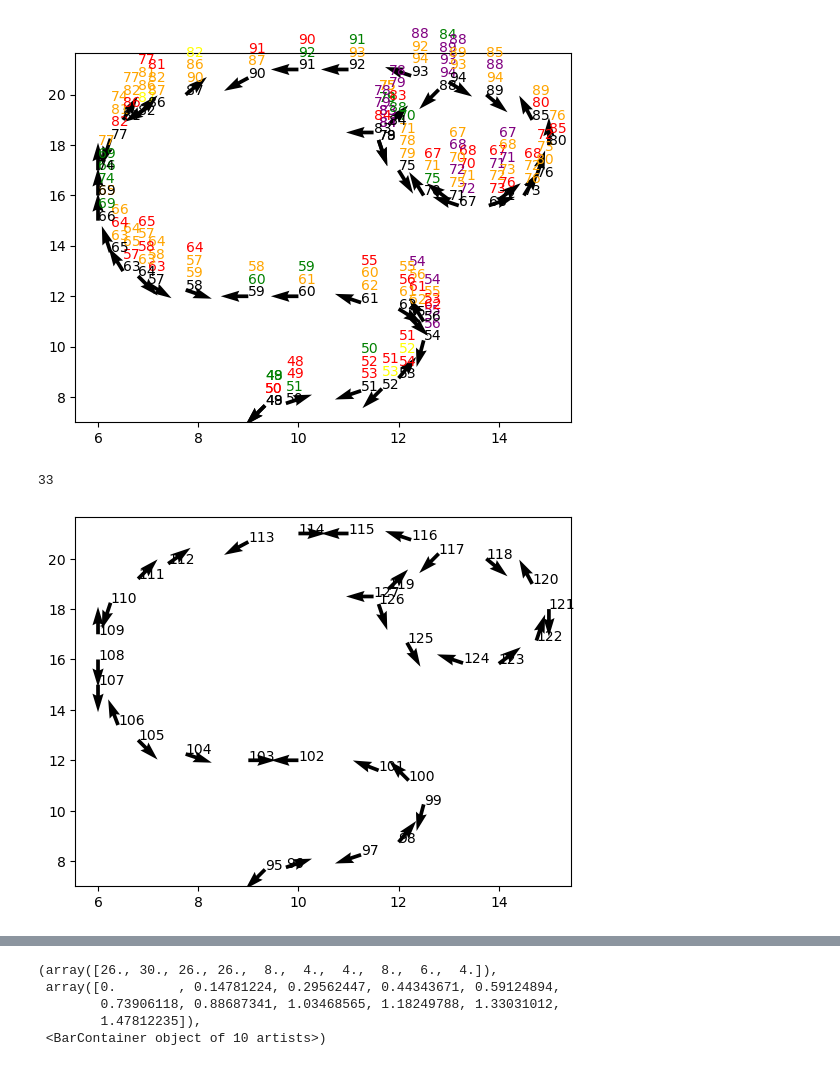
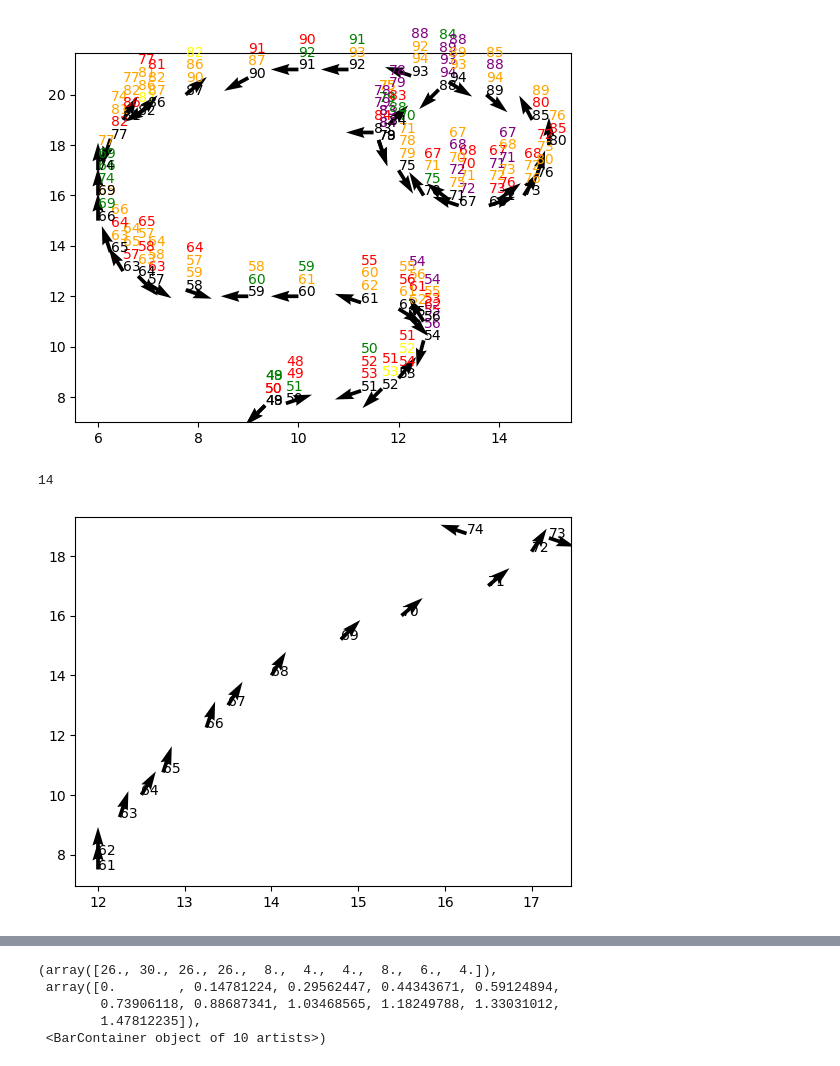
Before and after one commit to oliviermanette/Sentive-One-Shot-Learning-Omniglot, a Jupyter notebook: sandbox metadl/projet article can dynamic neural network improve few shot learning.ipynb, the cells around one changed output, grey strips where cells are left out. Cells and saved outputs as stored; diff of their text form; code cells hidden in the pictures.

```diff
--- a/sandbox metadl/projet article can dynamic neural network improve few shot learning.ipynb
+++ b/sandbox metadl/projet article can dynamic neural network improve few shot learning.ipynb
@@ -526,7 +370,7 @@ print(nb)
 47
 [figure]
 # %%
-sbrain.nnet[0].show_layer_vectors(3, False)
+sbrain.nnet[4].show_layer_vectors(3, False)
 # %% [output]
-33
+14
-[figure, old version]
+[figure, new version]
```
Also changed, not shown: parts of 24 cells of this notebook, 2 other files.
